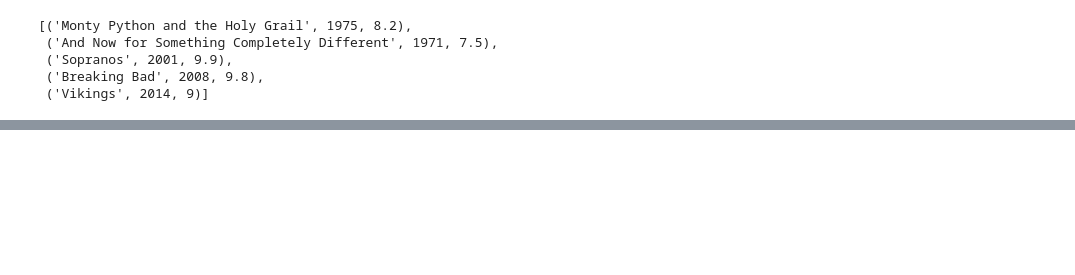
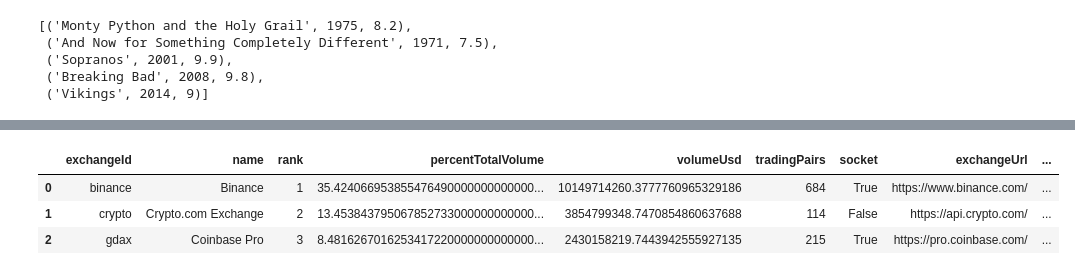
Before and after one commit to AmirJlr/python_essentials_for_data_engineers, a Jupyter notebook: 2-data-extract-load-questions.ipynb, the cells around one changed output, grey strips where cells are left out. Cells and saved outputs as stored; diff of their text form; code cells hidden in the pictures; blank space fills up the shorter version.

Commit message:
2-data-extract-load-questions

```diff
--- a/2-data-extract-load-questions.ipynb
+++ b/2-data-extract-load-questions.ipynb
@@ -82,0 +132,9 @@ duckdb_results
+# %%
+# Fetch data from the CoinCap API
+
+import requests
+# Define the API endpoint
+api_url = "https://api.coincap.io/v2/exchanges"
+
+response = requests.get(api_url)
+response.raise_for_status()  # Will raise an exception for bad status codes (4xx or 5xx)
@@ -82,0 +161,8 @@ duckdb_results
+# %%
+exchanges_df = pd.DataFrame(response.json()['data'])
+exchanges_df.head(3)
+# %% [output]
+|  | exchangeId | name | rank | percentTotalVolume | volumeUsd | tradingPairs | socket | exchangeUrl | ... |
+| 0 | binance | Binance | 1 | 35.424066953855476490000000000000... | 10149714260.3777760965329186 | 684 | True | https://www.binance.com/ | ... |
+| 1 | crypto | Crypto.com Exchange | 2 | 13.453843795067852733000000000000... | 3854799348.7470854860637688 | 114 | False | https://api.crypto.com/ | ... |
+| 2 | gdax | Coinbase Pro | 3 | 8.4816267016253417220000000000000... | 2430158219.7443942555927135 | 215 | True | https://pro.coinbase.com/ | ... |
```
Also changed, not shown: parts of 25 cells of this notebook, 2 other files.
